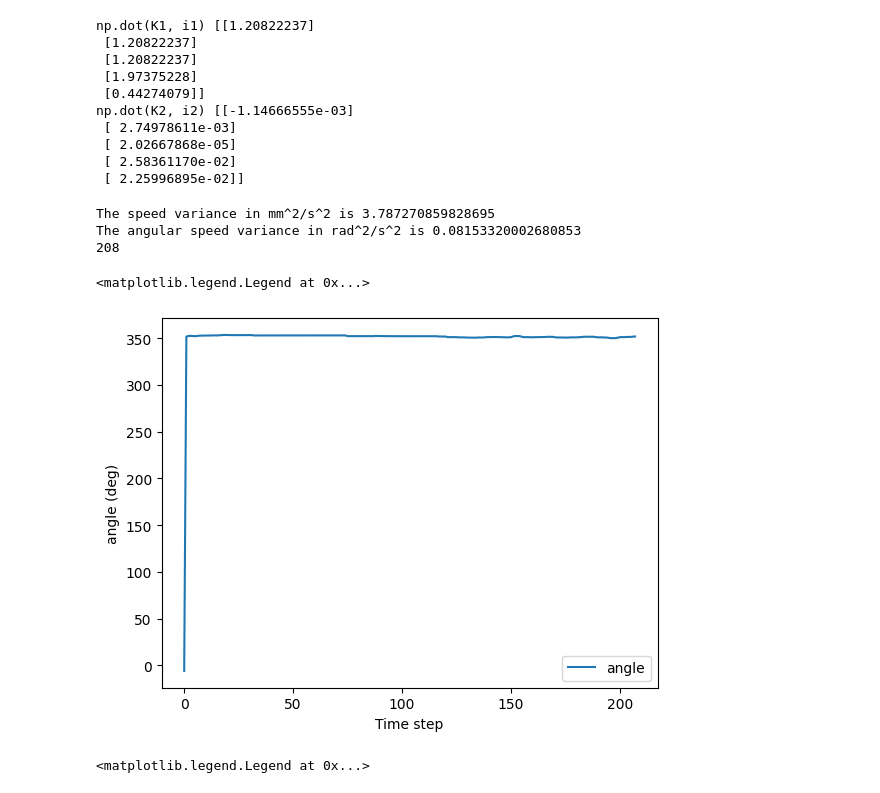
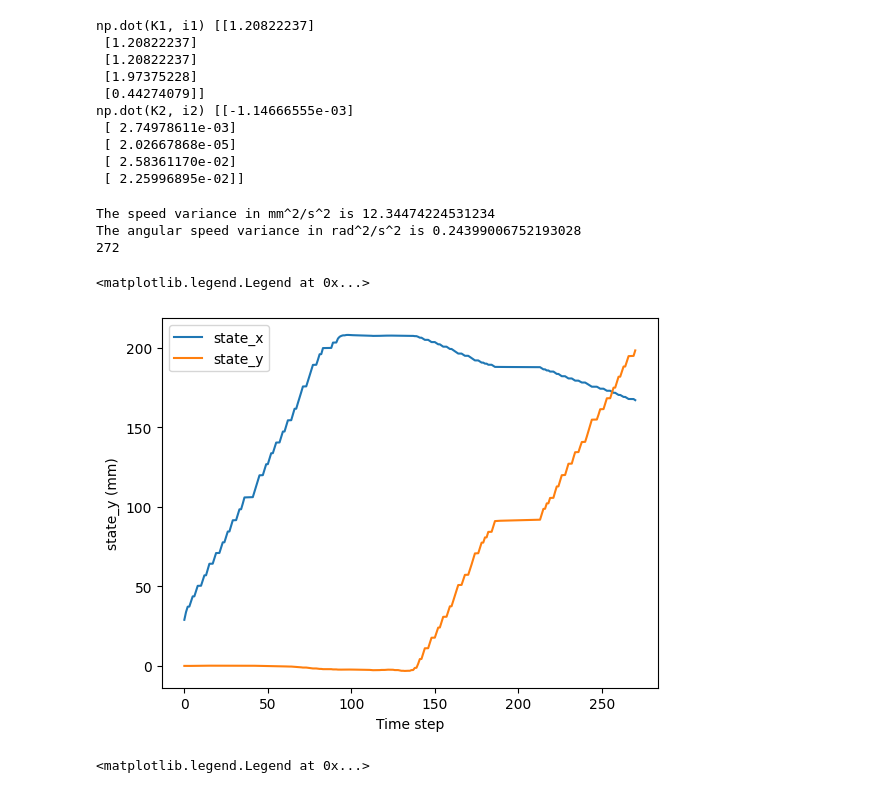
Before and after one commit to einsetumadur/MobileRoboticsG16, a Jupyter notebook: main_filtering.ipynb, the cells around one changed output. Cells and saved outputs as stored; diff of their text form; code cells hidden in the pictures.

Commit message:
traitement de l'angle, cleaning

```diff
--- a/main_filtering.ipynb
+++ b/main_filtering.ipynb
@@ -185,25 +302,35 @@ await node.set_variables(ln.motors(0, 0))
 # %%
 std_speed = np.std(speed_history[10:])
 std_angular_speed = np.std(angular_speed_history[10:])
 print("The speed variance in mm^2/s^2 is {}".format(std_speed))
 print("The angular speed variance in rad^2/s^2 is {}".format(std_angular_speed))
 print(len(speed_history))
 
 # plt.plot(norm_distance[:], label="distance")
 # plt.xlabel("Time step")
 # plt.ylabel("distance (mm)")
 # plt.legend()
 
-plt.plot(angle[:], label="angle")
+# plt.plot(angle[:], label="angle")
+# plt.xlabel("Time step")
+# plt.ylabel("angle (deg)")
+# plt.legend()
+
+plt.plot(state_x[:], label="state_x")
 plt.xlabel("Time step")
-plt.ylabel("angle (deg)")
+plt.ylabel("state_x (mm)")
 plt.legend()
+
+plt.plot(state_y[:], label="state_y")
+plt.xlabel("Time step")
+plt.ylabel("state_y (mm)")
+plt.legend()
 # %% [output]
-The speed variance in mm^2/s^2 is 3.787270859828695
-The angular speed variance in rad^2/s^2 is 0.08153320002680853
-208
+The speed variance in mm^2/s^2 is 12.34474224531234
+The angular speed variance in rad^2/s^2 is 0.24399006752193028
+272
 <matplotlib.legend.Legend at 0x...>
-[figure, old version]
+[figure, new version]
 # %%
 plt.plot(angular_speed_history[:], label="angular speed")
 plt.xlabel("Time step")
```
Also changed, not shown: parts of 3 cells of this notebook, 2 other files.
